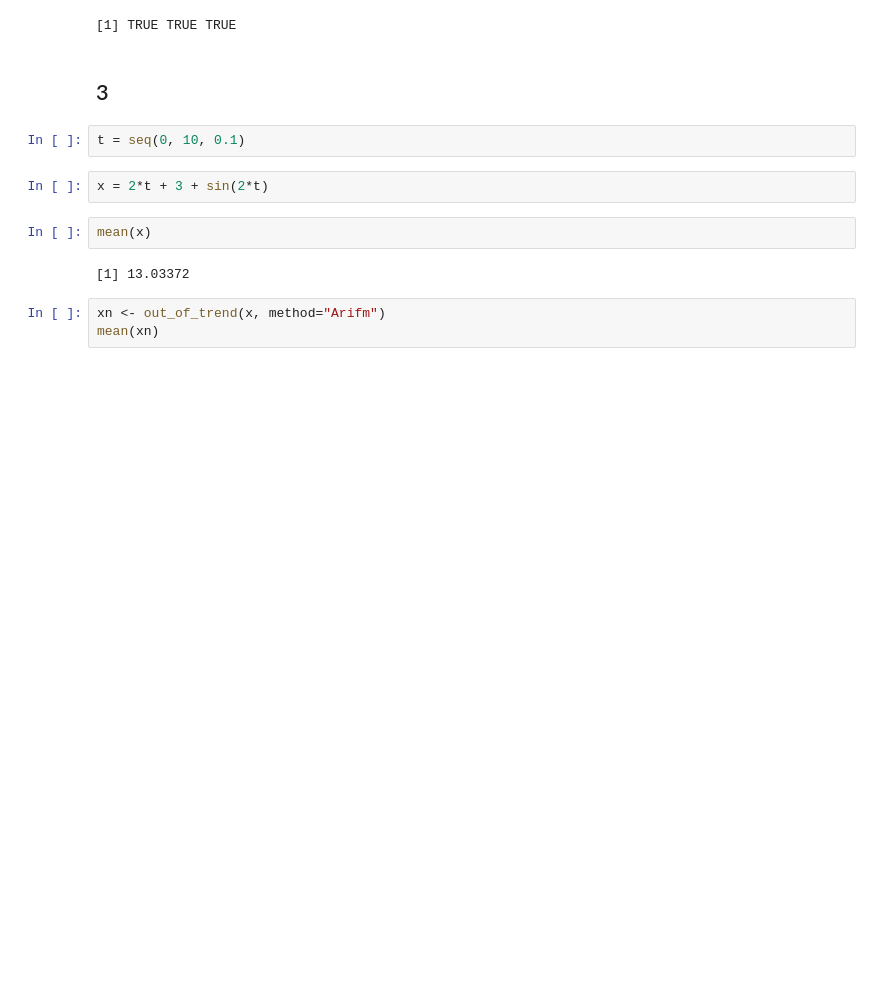
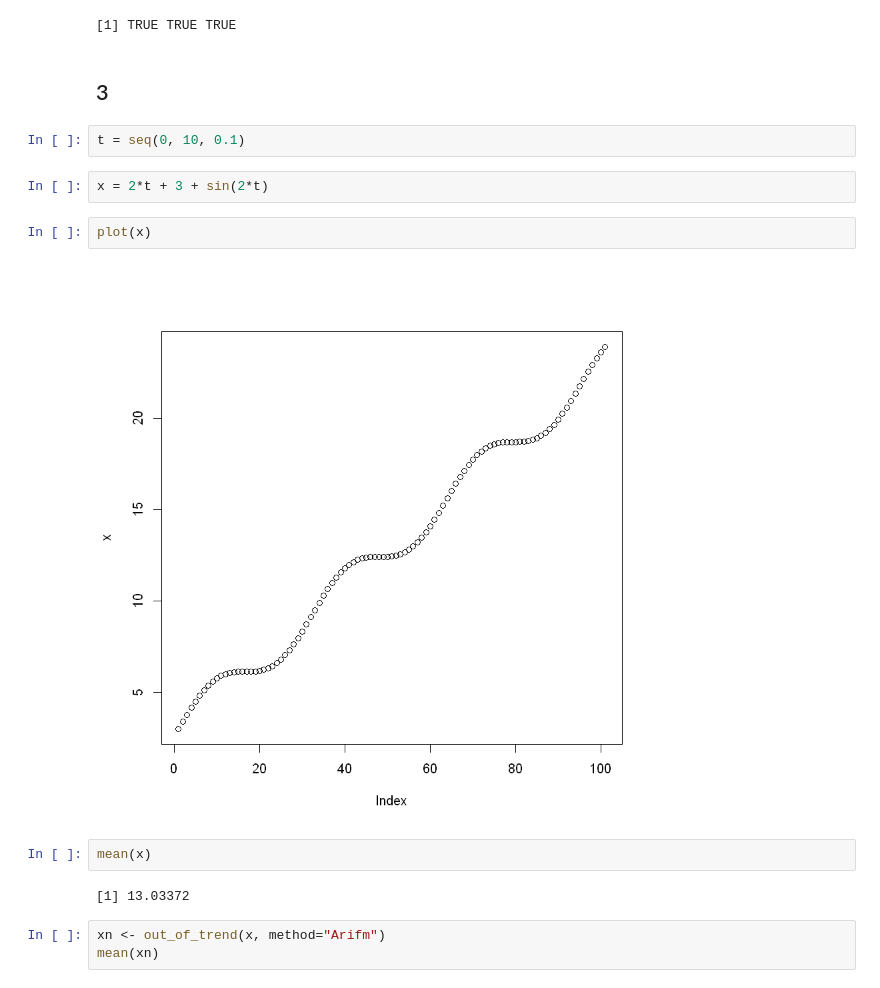
Before and after one commit to d0rj/Rubanok, a Jupyter notebook: Task 6.ipynb, the cells around one changed output. Cells and saved outputs as stored; diff of their text form; blank space fills up the shorter version.

```diff
--- a/Task 6.ipynb
+++ b/Task 6.ipynb
@@ -229,6 +229,10 @@ out_of_trend(c(1, 2, 1, 4, 3, 1, 7), 2, "Garm") == garmProportion(c(1, 2, 1, 4,
 t = seq(0, 10, 0.1)
 # %%
 x = 2*t + 3 + sin(2*t)
+# %%
+plot(x)
+# %% [output]
+[figure, added]
 # %%
 mean(x)
 # %% [output]
```
Also changed, not shown: parts of 4 cells of this notebook, 2 other files.
